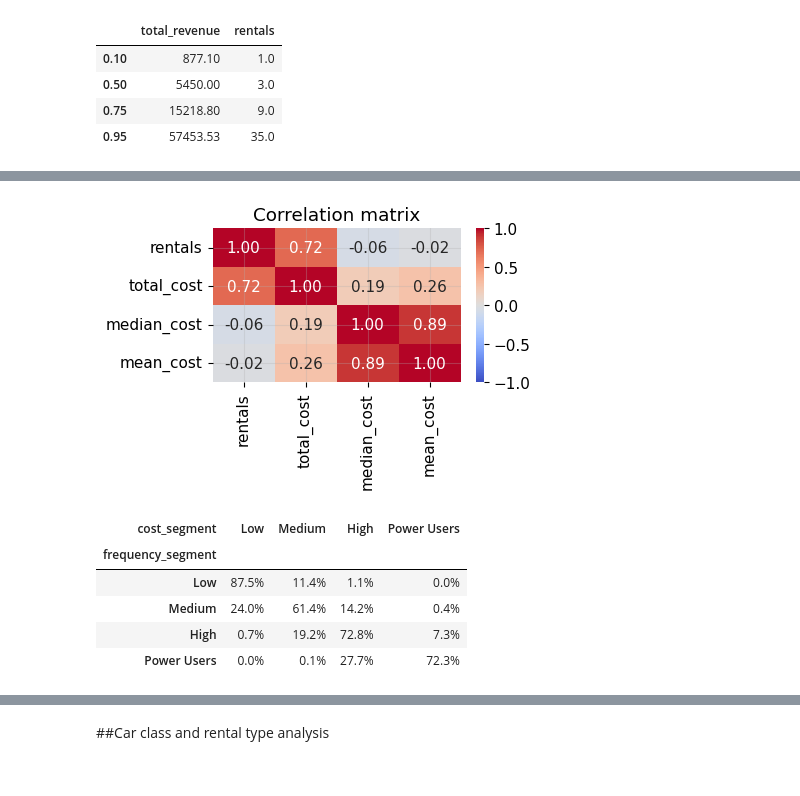
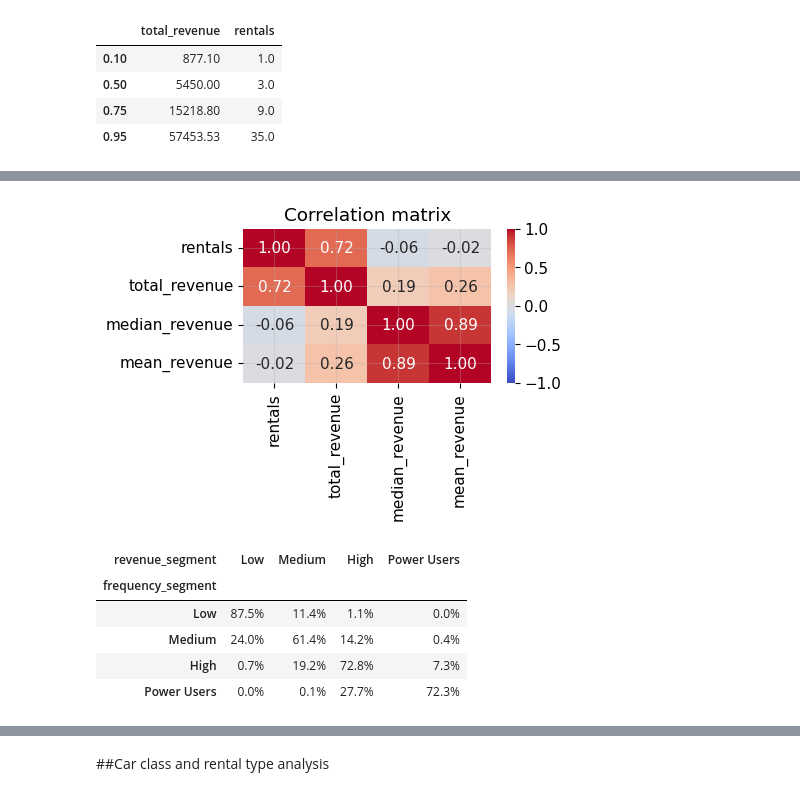
Before and after one commit to YuliaLoburets/A-B-test_project, a Jupyter notebook: A_B_Testing_project.ipynb, the cells around one changed output, grey strips where cells are left out. Cells and saved outputs as stored; diff of their text form; code cells hidden in the pictures.

```diff
--- a/A_B_Testing_project.ipynb
+++ b/A_B_Testing_project.ipynb
@@ -249,15 +306,15 @@ revenue_segment
 # %%
-corr = user_overview[['rentals','total_cost','median_cost','mean_cost']].corr()
+corr = user_overview[['rentals','total_revenue','median_revenue','mean_revenue']].corr()
 plt.figure(figsize =(4,2))
 sns.heatmap(corr, annot=True, cmap='coolwarm',  fmt='.2f', vmin=-1, vmax=1)
 plt.title('Correlation matrix')
 plt.show()
 # %% [output]
-[figure, old version]
+[figure, new version]
 # %%
-round(pd.crosstab(user_overview['frequency_segment'], user_overview['cost_segment'], normalize='index')*100,1).map('{:.1f}%'.format)
+round(pd.crosstab(user_overview['frequency_segment'], user_overview['revenue_segment'], normalize='index')*100,1).map('{:.1f}%'.format)
 # %% [output]
-| cost_segment | Low | Medium | High | Power Users |
+| revenue_segment | Low | Medium | High | Power Users |
 | frequency_segment |  |  |  |  |
 | Low | 87.5% | 11.4% | 1.1% | 0.0% |
 | Medium | 24.0% | 61.4% | 14.2% | 0.4% |
```
Also changed, not shown: parts of 27 cells of this notebook.
